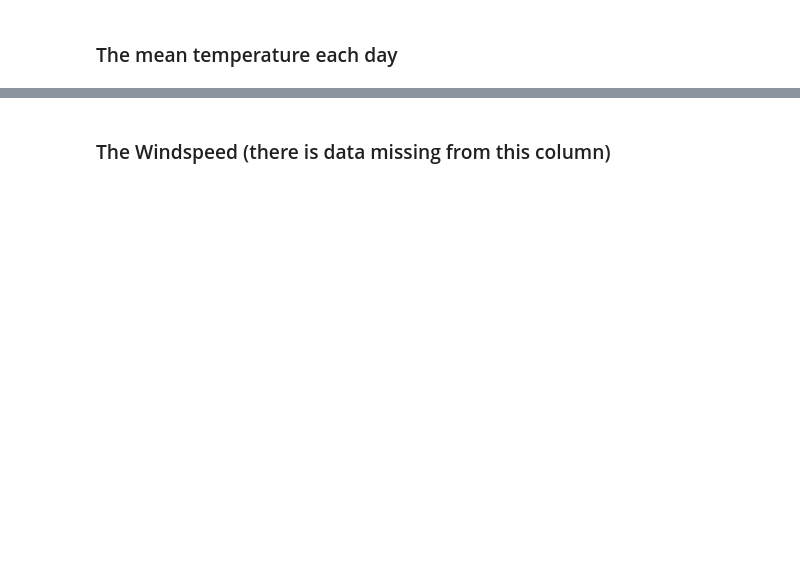
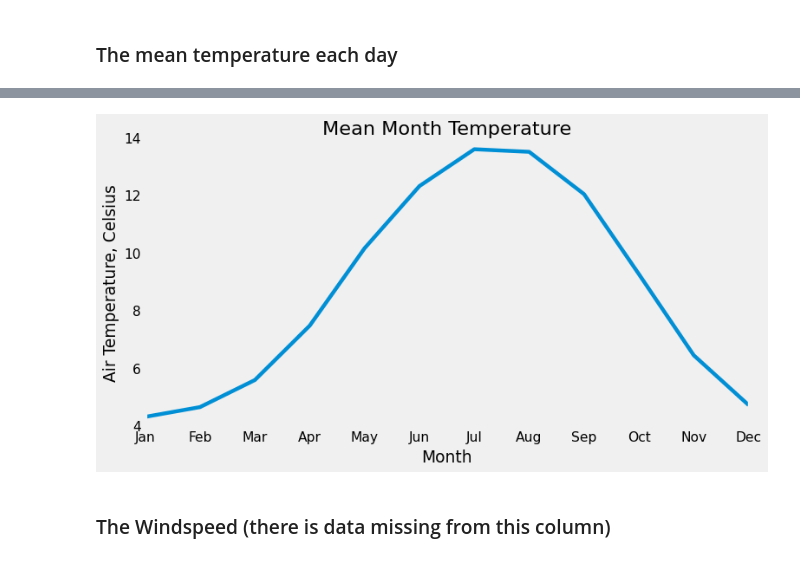
Before and after one commit to Kate-217/pogramming_for_data_analytics, a Jupyter notebook: assignments/assignment_6_Weather.ipynb, the cells around one changed output, grey strips where cells are left out. Cells and saved outputs as stored; diff of their text form; code cells hidden in the pictures; blank space fills up the shorter version.

```diff
--- a/assignments/assignment_6_Weather.ipynb
+++ b/assignments/assignment_6_Weather.ipynb
@@ -137,2 +137,18 @@ plt.show()
+# %%
+grouped_data_month = data.groupby(data['date'].dt.month)['temp'].mean().reset_index()
+grouped_data_month['month'] = ['Jan', 'Feb', 'Mar', 'Apr', 'May', 'Jun', 'Jul', 'Aug', 'Sep', 'Oct', 'Nov','Dec']
+grouped_data_month['mean_temp'] = round(grouped_data_month['temp'],2)
+
+#plot
+
+plt.figure(figsize=(10, 5))
+plt.plot(grouped_data_month['month'], grouped_data_month['mean_temp'])
+plt.ylabel('Air Temperature, Celsius')
+plt.xlabel('Month')
+plt.grid()
+plt.title("Mean Month Temperature")
+plt.show()
+# %% [output]
+[figure, added]
 # %% [markdown]
 ### The Windspeed (there is data missing from this column)
```
Also changed, not shown: parts of 6 cells of this notebook.
